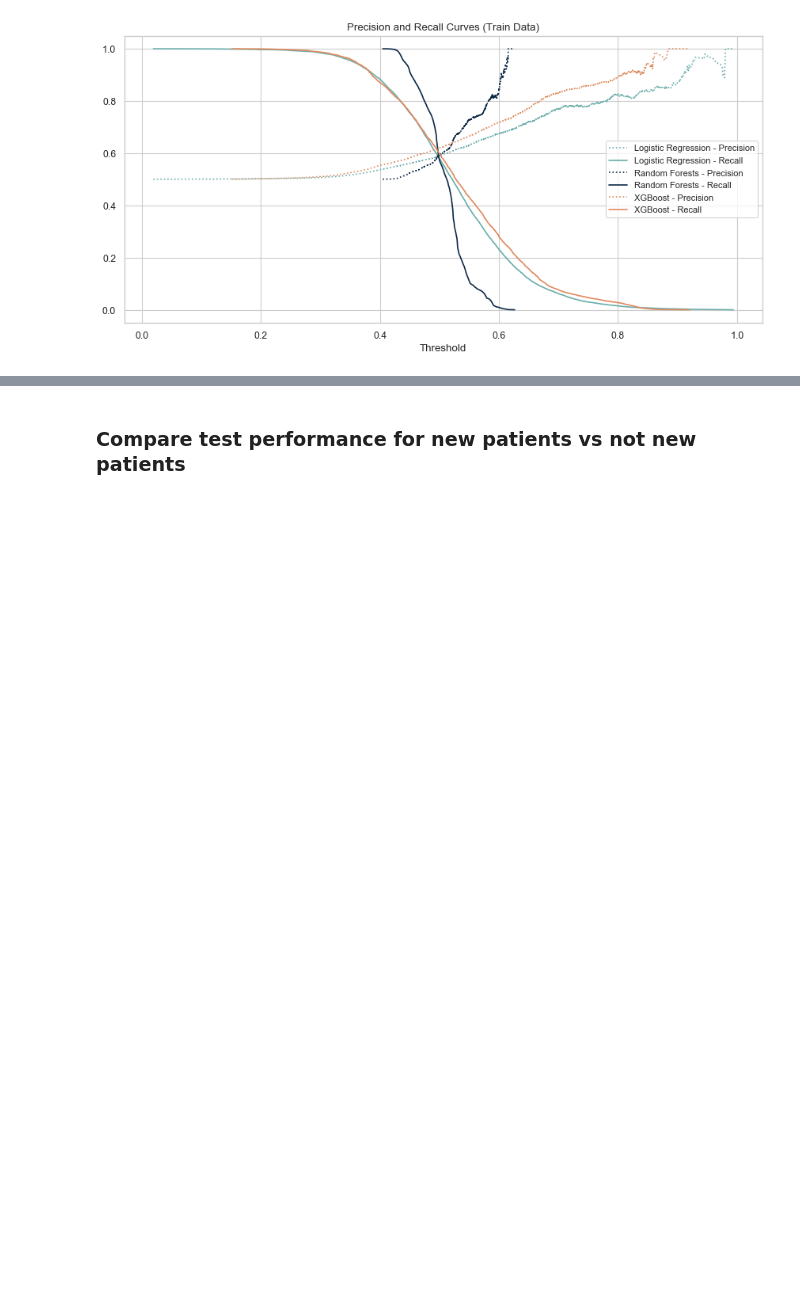
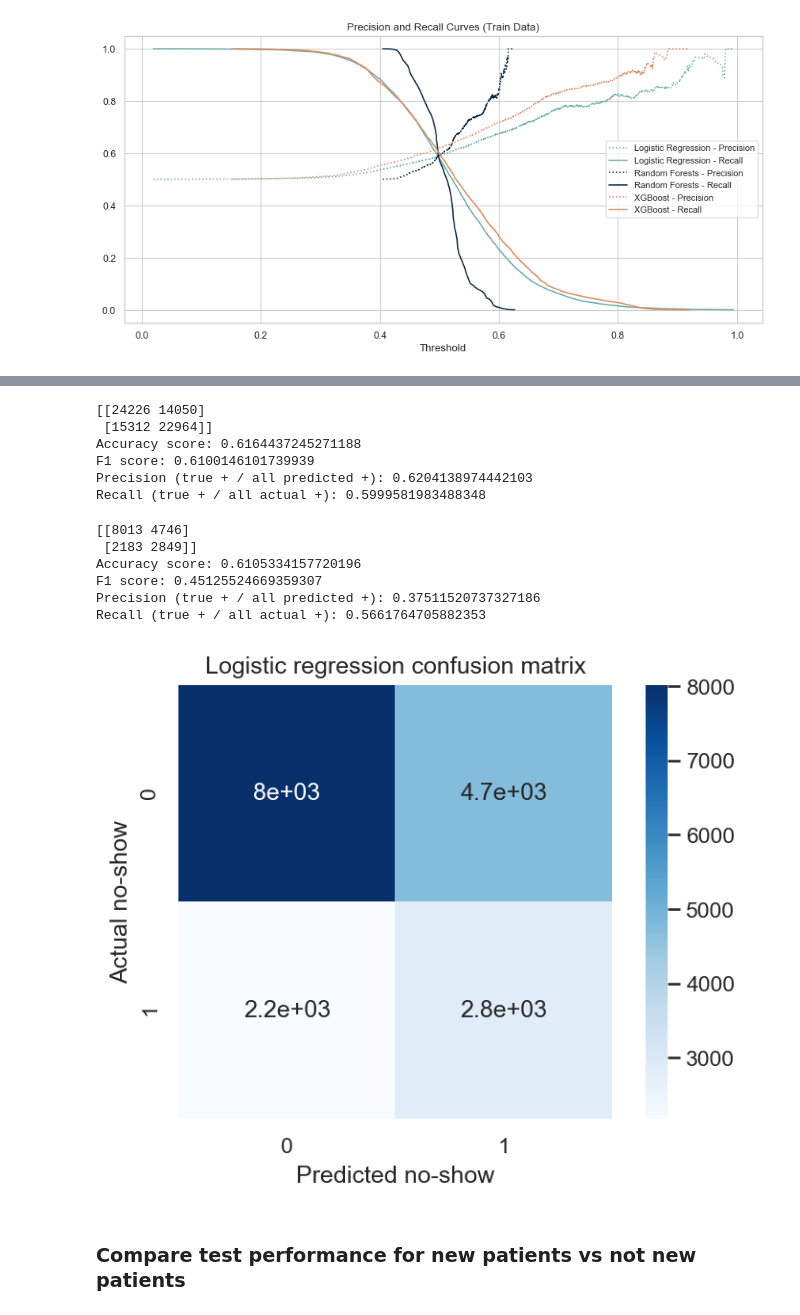
Before and after one commit to jocelynlau/metis-projects-2-5, a Jupyter notebook: project 3/8. data viz.ipynb, the cells around one changed output, grey strips where cells are left out. Cells and saved outputs as stored; diff of their text form; code cells hidden in the pictures; blank space fills up the shorter version.

```diff
--- a/project 3/8. data viz.ipynb
+++ b/project 3/8. data viz.ipynb
@@ -176,3 +205,32 @@ plt.savefig("figures/p_r_XGB.png", bbox_inches = 'tight');
+# %%
+# Print confusion matrix for logistic regression
+logit_confusion_train = confusion_matrix(y2_train, y_train_pred)
+logit_confusion_test = confusion_matrix(y2_test, y_test_pred)
+
+
+print(logit_confusion_train)
+print_scores(y2_train,y_train_pred)
+# %% [output]
+[[24226 14050]
+ [15312 22964]]
+Accuracy score: 0.6164437245271188
+F1 score: 0.6100146101739939
+Precision (true + / all predicted +): 0.6204138974442103
+Recall (true + / all actual +): 0.5999581983488348
+# %%
+print(logit_confusion_test)
+print_scores(y2_test,y_test_pred)
+# %% [output]
+[[8013 4746]
+ [2183 2849]]
+Accuracy score: 0.6105334157720196
+F1 score: 0.45125524669359307
+Precision (true + / all predicted +): 0.37511520737327186
+Recall (true + / all actual +): 0.5661764705882353
+# %%
+graph_conf_matrix(logit_confusion_test)
+# %% [output]
+[figure, added]
 # %% [markdown]
 ### Compare test performance for new patients vs not new patients
 # %%
```
Also changed, not shown: parts of 15 cells of this notebook, 21 other files.
